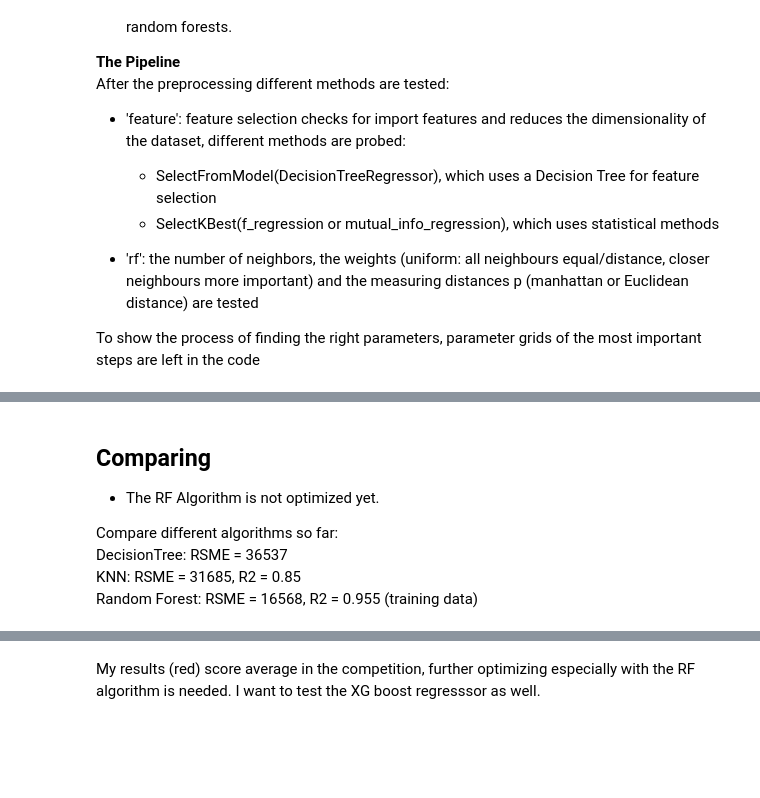
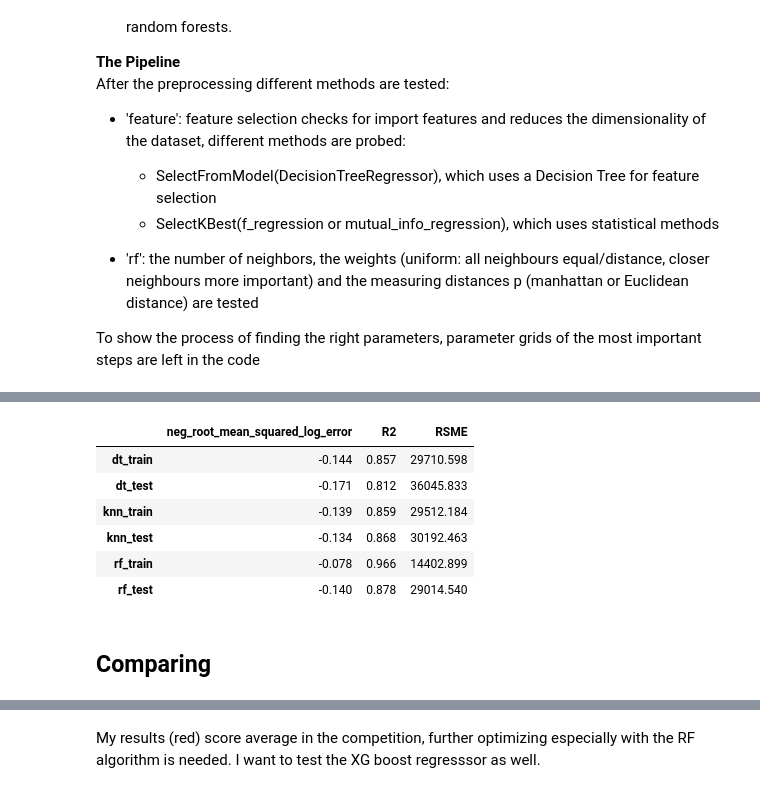
Before and after one commit to DataLDana/SupervisedML, a Jupyter notebook: MLPipeline.ipynb, the cells around one changed output, grey strips where cells are left out. Drawn from its saved outputs; the diff is of its cells as text; code cells hidden in the pictures; blank space fills up the shorter version.

```diff
--- a/MLPipeline.ipynb
+++ b/MLPipeline.ipynb
@@ -278,0 +241,8 @@ The rsme for the testing data is:  36537.86
+# %%
+# get score of testing data for the best estimator
+dt_test = get_scores(dt_search,X_test,y_test)
+dt_test
+# save scores of train and test into df
+scores = final_scores(scores,dt_score,name='dt_train')
+scores = final_scores(scores,dt_test,name='dt_test')
+scores
@@ -299,15 +273,8 @@ The rsme for the testing data is:  36537.86
 To show the process of finding the right parameters, parameter grids of the most important steps
 are left in the code
 # %%
-from sklearn.neighbors import KNeighborsRegressor
-from sklearn.preprocessing import StandardScaler, MinMaxScaler, RobustScaler
-from sklearn.feature_selection import SelectFromModel, SelectKBest, f_regression, mutual_info_regression
-from sklearn.tree import DecisionTreeRegressor
-from sklearn.decomposition import PCA
-
-knn_pipe= Pipeline([('preprocessor',preprocessor),
-                    ('standardscaler',StandardScaler()),
-                    ('feature', 'passthrough'),#
-                    ('pca','passthrough'), # PCA(), #PCA should be done after scaling
-                    ('knn',KNeighborsRegressor()),
+knn_pipe= Pipeline([('preprocessor', preprocessor),
+                    ('standardscaler', StandardScaler()),
+                    ('feature', 'passthrough'), # for feature selection
+                    ('knn', KNeighborsRegressor()),
 ])
@@ -407,9 +335,9 @@ the result is: -0.1643257956727635 +- 0.000383481090820969
 # %%
-# Use model to predict testing data
-knn_score = root_mean_squared_error(y_test, knn_search.predict(X_test))
-print('The rsme for the testing data is: ', round(knn_score,2))
-knn_score = r2_score(y_test, knn_search.predict(X_test))
-print('The r2 for the testing data is: ', round(knn_score,2))
-# save score to dictionary
-scores['Knn'] = knn_score
+# get score of testing data for the best estimator
+knn_test = get_scores(knn_search,X_test,y_test)
+knn_test
+# save scores of train and test into df
+scores = final_scores(scores,knn_score,name='knn_train')
+scores = final_scores(scores,knn_test,name='knn_test')
+scores
 # %% [output]
@@ -525,8 +408,18 @@ Wall time: 1min 53s
+# %%
+# get score of testing data for the best estimator
+rf_test = get_scores(rf_search,X_test,y_test)
+rf_test
+# save scores of train and test into df
+scores = final_scores(scores,rf_score,name='rf_train')
+scores = final_scores(scores,rf_test,name='rf_test')
+scores
+# %% [output]
+|  | neg_root_mean_squared_log_error | R2 | RSME |
+| dt_train | -0.144 | 0.857 | 29710.598 |
+| dt_test | -0.171 | 0.812 | 36045.833 |
+| knn_train | -0.139 | 0.859 | 29512.184 |
+| knn_test | -0.134 | 0.868 | 30192.463 |
+| rf_train | -0.078 | 0.966 | 14402.899 |
+| rf_test | -0.140 | 0.878 | 29014.540 |
 # %% [markdown]
 ## Comparing
-- The RF Algorithm is not optimized yet.
-
-Compare different algorithms so far:
-<br>DecisionTree: RSME = 36537
-<br>KNN: RSME = 31685, R2 = 0.85
-<br>Random Forest: RSME = 16568, R2 = 0.955 (training data)
```
Also changed, not shown: parts of 24 cells of this notebook, 1 other file.
